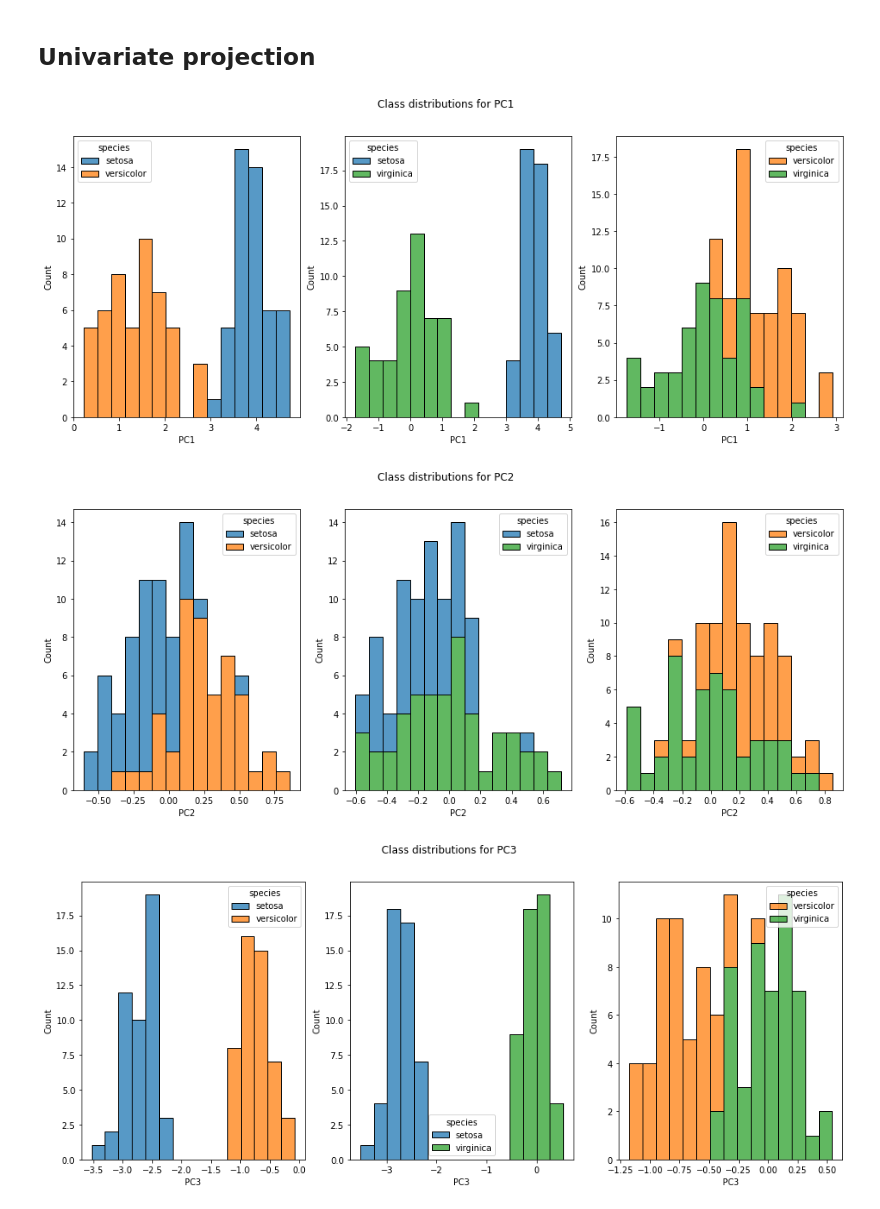
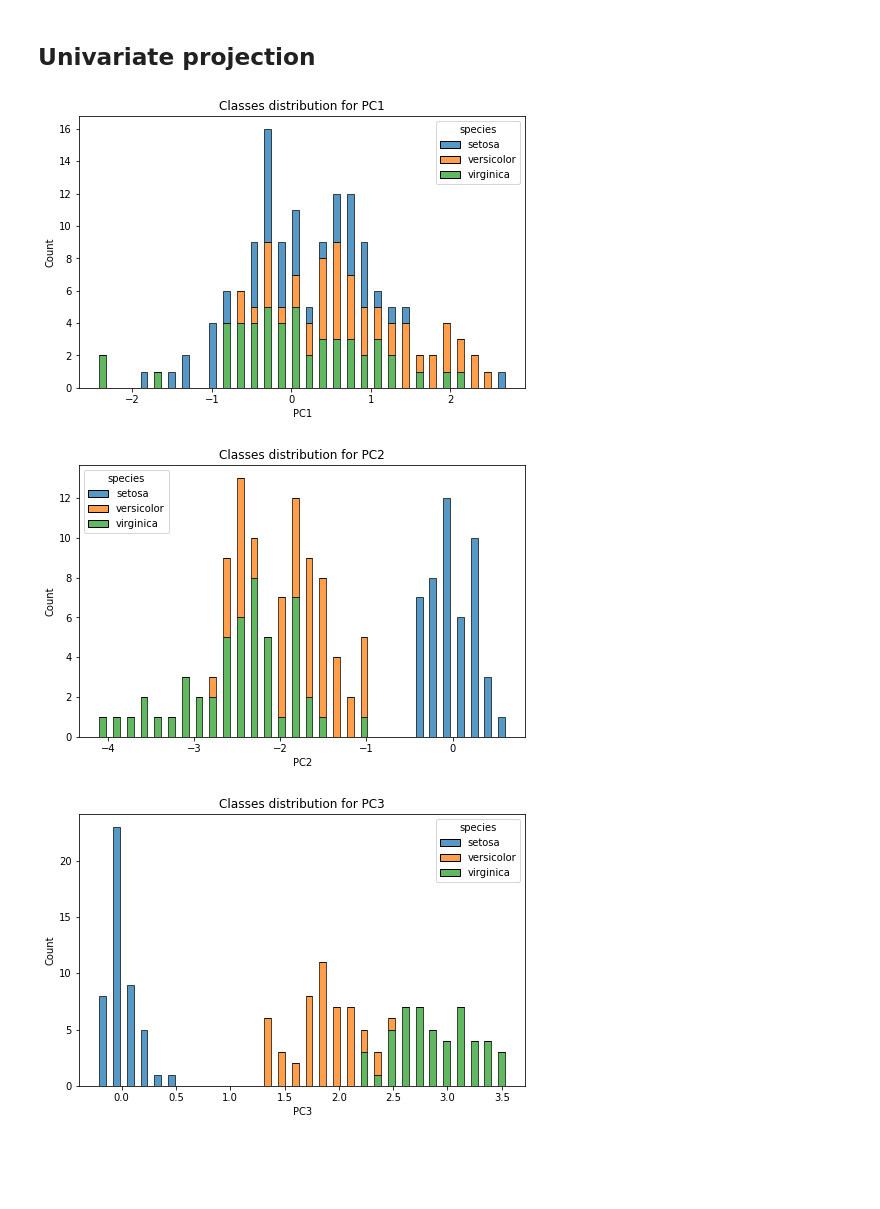
Before and after one commit to AirRunner/ift799-iris, a Jupyter notebook: visualisation/univar_pca.ipynb, the cells around one changed output. Saved outputs shown, nothing was run; the diff lists cells and outputs as text; code cells hidden in the pictures; blank space fills up the shorter version.

Commit message:
Update histograms appearance

```diff
--- a/visualisation/univar_pca.ipynb
+++ b/visualisation/univar_pca.ipynb
@@ -26,14 +26,14 @@ for var in iris_trans.columns[:-1]:
 # %% [markdown]
 ## Univariate projection
 # %%
-x_transformed, _, _ = run_pca(iris, projection="virginica")
+x_transformed, _, _ = run_pca(iris, scale=True, projection="setosa")
 
 iris_trans = pd.DataFrame(x_transformed, columns=[f"PC{i+1}" for i in range(x_transformed.shape[1])])
 iris_trans["species"] = iris["species"]
 # %%
 for var in iris_trans.columns[:-1]:
-    hist_plot(iris_trans, var)
+    hist_plot(iris_trans, var, pairs=False)
 # %% [output]
-[figure, old version]
+[figure, new version]
-[figure, old version]
+[figure, new version]
-[figure, old version]
+[figure, new version]
```
Also changed, not shown: parts of 2 cells of this notebook, 3 other files.
